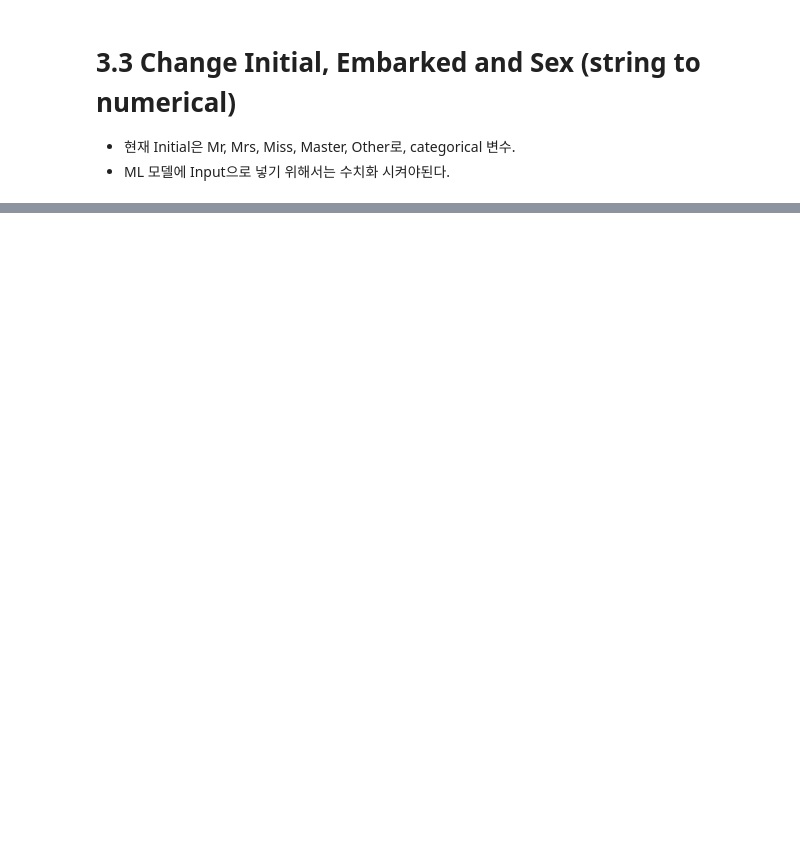
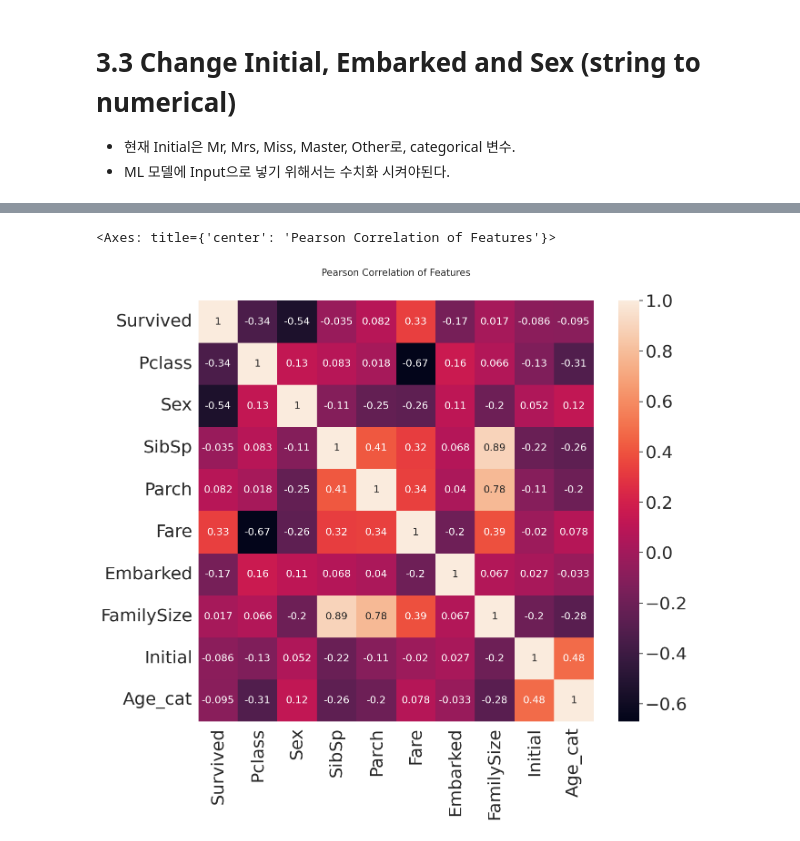
Before and after one commit to hajonghyun/kaggle_titanic_studynotes, a Jupyter notebook: titanic_survivor.ipynb, the cells around one changed output, grey strips where cells are left out. Saved outputs shown, nothing was run; the diff lists cells and outputs as text; code cells hidden in the pictures; blank space fills up the shorter version.

```diff
--- a/titanic_survivor.ipynb
+++ b/titanic_survivor.ipynb
@@ -1519,0 +1611,15 @@ df_test.drop('Age',axis=1,inplace=True)
+# %%
+df_train['Initial'] = df_train['Initial'].map({
+    'Master':0,
+    'Miss':1,
+    'Mr':2,
+    'Mrs':3,
+    'Other':4,
+})
+df_test['Initial'] = df_test['Initial'].map({
+    'Master':0,
+    'Miss':1,
+    'Mr':2,
+    'Mrs':3,
+    'Other':4,
+})
@@ -1519,0 +1647,15 @@ df_test.drop('Age',axis=1,inplace=True)
+# %%
+df_train['Embarked'] = df_train['Embarked'].map({
+    'C':0,
+    'Q':1,
+    'S':2,
+    })
+df_test['Embarked'] = df_test['Embarked'].map({
+    'C':0,
+    'Q':1,
+    'S':2,
+    })
+# %%
+# 이번엔 Sex를 수치로 바꾸기
+df_train['Sex'] = df_train['Sex'].map({'female': 0, 'male': 1})
+df_test['Sex'] = df_test['Sex'].map({'female': 0, 'male': 1})
@@ -1519,0 +1675,9 @@ df_test.drop('Age',axis=1,inplace=True)
+# %%
+heatmap_data = df_train[['Survived', 'Pclass', 'Sex','SibSp', 'Parch', 'Fare', 'Embarked', 'FamilySize', 'Initial', 'Age_cat']]
+
+plt.figure(figsize=(14,12))
+plt.title('Pearson Correlation of Features', y=1.05, size=15)
+sns.heatmap(heatmap_data.corr(),annot=True,annot_kws={"size": 16})
+# %% [output]
+<Axes: title={'center': 'Pearson Correlation of Features'}>
+[figure, added]
```
Also changed, not shown: parts of 37 cells of this notebook.
